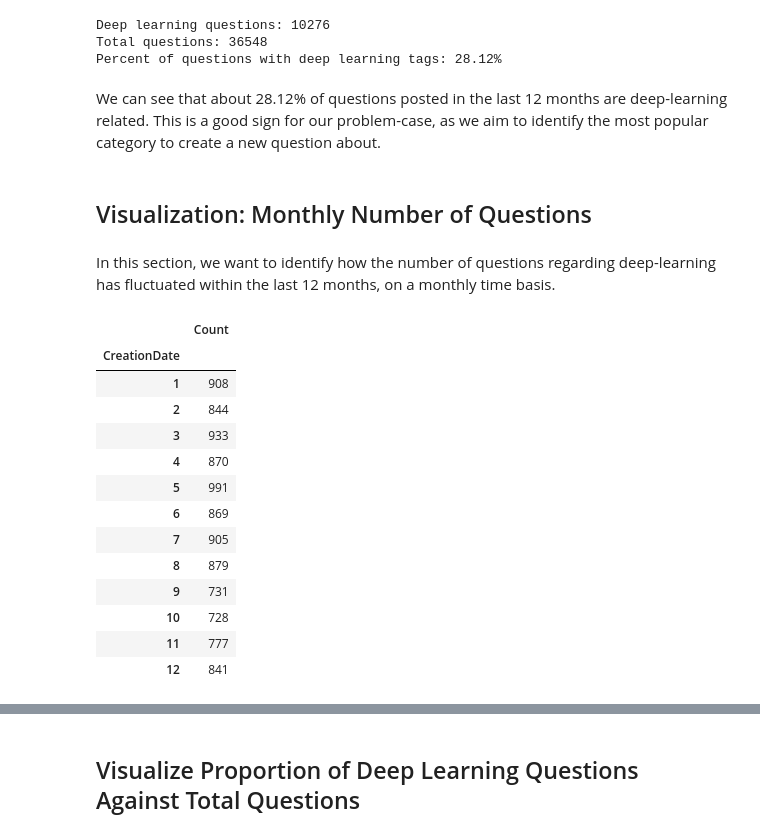
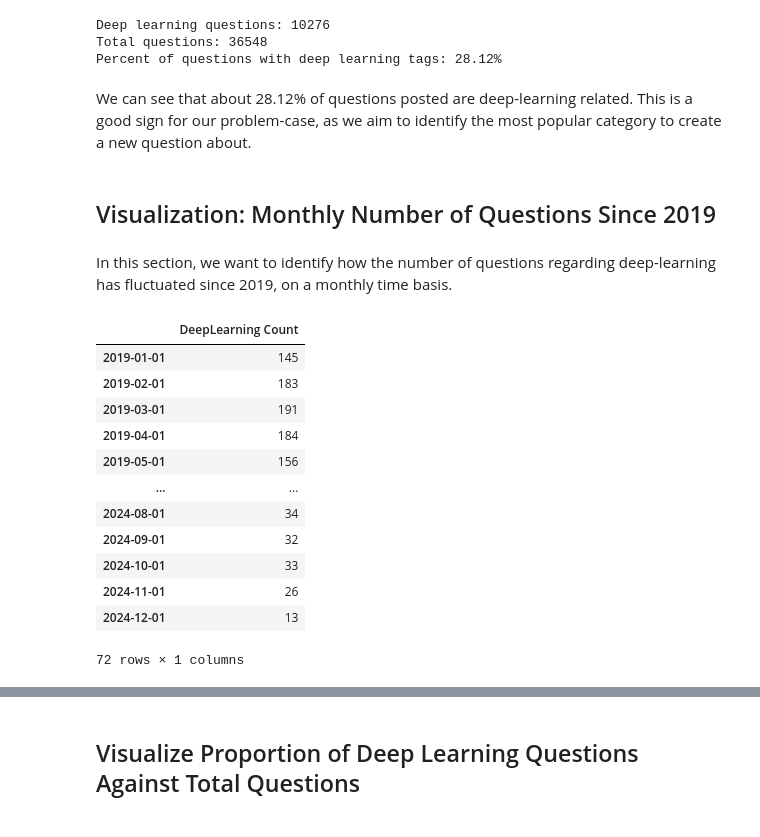
Before and after one commit to jastro-dev/dq-11-stackexchange-popular-questions, a Jupyter notebook: main_notebook.ipynb, the cells around one changed output, grey strips where cells are left out. Drawn from its saved outputs; the diff is of its cells as text; code cells hidden in the pictures.

```diff
--- a/main_notebook.ipynb
+++ b/main_notebook.ipynb
@@ -460,33 +461,40 @@ Deep learning questions: 10276
 Total questions: 36548
 Percent of questions with deep learning tags: 28.12%
 # %% [markdown]
-We can see that about 28.12% of questions posted in the last 12 months are deep-learning related. This is a good sign for our problem-case, as we aim to identify the most popular category to create a new question about.
+We can see that about 28.12% of questions posted are deep-learning related. This is a good sign for our problem-case, as we aim to identify the most popular category to create a new question about.
 # %% [markdown]
-## Visualization: Monthly Number of Questions
+## Visualization: Monthly Number of Questions Since 2019
 # %% [markdown]
-In this section, we want to identify how the number of questions regarding deep-learning has fluctuated within the last 12 months, on a monthly time basis.
+In this section, we want to identify how the number of questions regarding deep-learning has fluctuated since 2019, on a monthly time basis.
 # %%
+df_all_deep_learning = df_all_deep_learning[df_all_deep_learning['CreationDate'].dt.year >= 2019]
+
 # Group by month and aggregate by count of unique post id
-df_all_deep_learning_monthly = df_all_deep_learning.groupby(df_all_deep_learning['CreationDate'].dt.month).agg({'Id': 'count'})
+df_all_deep_learning_monthly = df_all_deep_learning.groupby(
+    [df_all_deep_learning['CreationDate'].dt.year, df_all_deep_learning['CreationDate'].dt.month]
+).agg({'Id': 'count'})
 
-df_all_deep_learning_monthly.rename(columns={'Id': 'Count'}, inplace=True)
+df_all_deep_learning_monthly.rename(columns={'Id': 'DeepLearning Count'}, inplace=True)
+
+df_all_deep_learning_monthly.index = pd.to_datetime(
+    df_all_deep_learning_monthly.index.map(lambda x: f'{x[0]}-{x[1]}-01')
+)
 
 df_all_deep_learning_monthly
 # %% [output]
-|  | Count |
-| CreationDate |  |
-| 1 | 908 |
-| 2 | 844 |
-| 3 | 933 |
-| 4 | 870 |
-| 5 | 991 |
-| 6 | 869 |
-| 7 | 905 |
-| 8 | 879 |
-| 9 | 731 |
-| 10 | 728 |
-| 11 | 777 |
-| 12 | 841 |
+|  | DeepLearning Count |
+| 2019-01-01 | 145 |
+| 2019-02-01 | 183 |
+| 2019-03-01 | 191 |
+| 2019-04-01 | 184 |
+| 2019-05-01 | 156 |
+| ... | ... |
+| 2024-08-01 | 34 |
+| 2024-09-01 | 32 |
+| 2024-10-01 | 33 |
+| 2024-11-01 | 26 |
+| 2024-12-01 | 13 |
+72 rows × 1 columns
 # %%
 # Visualize on line graph
 df_all_deep_learning_monthly.plot(kind='line', figsize=(12, 5), legend=False)
```
Also changed, not shown: parts of 15 cells of this notebook, 2 other files.
